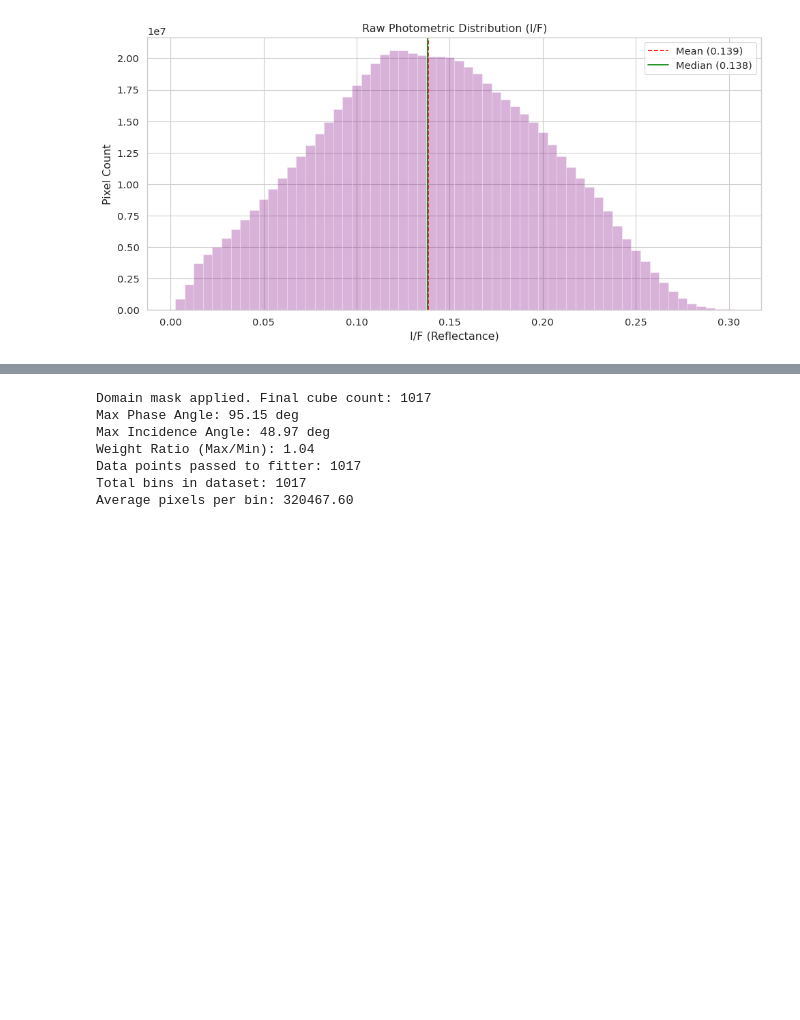
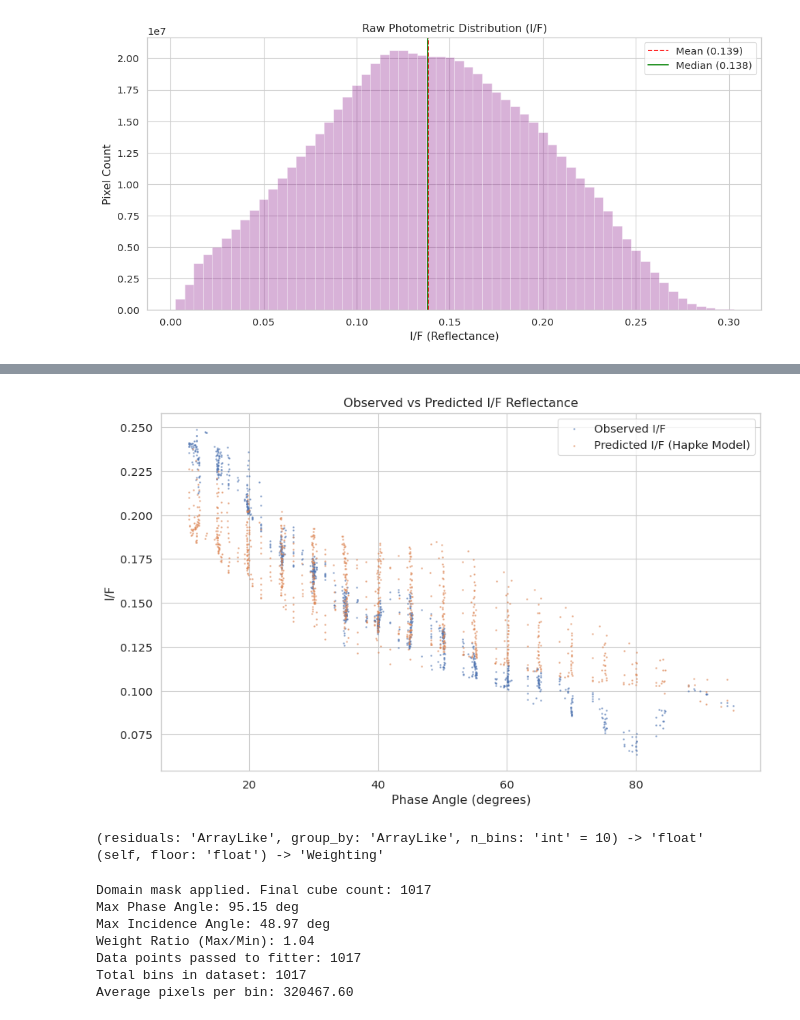
Before and after one commit to kaushikmastro/PhotometryPipeline, a Jupyter notebook: notebooks/Hapke.ipynb, the cells around one changed output, grey strips where cells are left out. Saved outputs shown, nothing was run; the diff lists cells and outputs as text; code cells hidden in the pictures; blank space fills up the shorter version.

Commit message:
reforming the weights

```diff
--- a/notebooks/Hapke.ipynb
+++ b/notebooks/Hapke.ipynb
@@ -482,0 +383,29 @@ df_binned_dsk256_lt50 = pd.read_parquet(parquet_path_binned_survey)
+# %%
+# ---- Floor weighting (pass 2) ----
+# 1. Residuals of the pass-1 statistical fit, in I/F
+r1 = results[("case1", "statistical")]
+m = HapkeModel(enable_shoe=True, enable_roughness=True, fixed_parameters=FIXED)
+m.parameters.update(r1.fitted_parameters)
+resid = obs - m._reflectance_numpy(geom)
+
+# 2. Floor = scatter the model can't explain (absolute I/F)
+floor = Weighting.derive_systematic_floor(
+    residuals=resid,
+    group_by=df["mean_incidence"].to_numpy(),
+    n_bins=10,
+)
+print(f"floor = {floor:.5f} I/F  ({100*floor/np.median(obs):.1f}% of median I/F)")
+
+# 3. Floor weights: 1/sqrt(sigma_stat^2 + floor^2)
+W["floor"] = W["statistical"].with_systematic_floor(floor=floor)
+
+expected = 1 / np.sqrt((std / np.sqrt(n))**2 + floor**2)
+assert np.allclose(W["floor"].values, expected, rtol=1e-6), "floor weights differ from expected"
+v = W["floor"].values
+print(f"floor weights: min {v.min():.1f}  max {v.max():.1f}  ratio {v.max()/v.min():.2f}")
+
+# 4. Refit Case 1 with floor weights
+m = HapkeModel(enable_shoe=True, enable_roughness=True, fixed_parameters=FIXED)
+results[("case1", "floor")] = run_multistart(m, W["floor"], bounds_case1)
+
+display(results_df(results).loc["case1"])
@@ -482,0 +421,16 @@ df_binned_dsk256_lt50 = pd.read_parquet(parquet_path_binned_survey)
+# %%
+predicted_iof = m._reflectance_numpy(geom)
+predicted_iof = np.clip(predicted_iof, 0, None)  # Ensure no negative values
+predicted_iof
+
+plt.figure(figsize=(10, 6))
+plt.scatter(df["mean_phase"], obs, alpha=0.5, s=1, label="Observed I/F")
+plt.scatter(df["mean_phase"], predicted_iof, alpha=0.5, s=1, label="Predicted I/F (Hapke Model)")
+plt.title("Observed vs Predicted I/F Reflectance")
+plt.xlabel("Phase Angle (degrees)")
+plt.ylabel("I/F")
+plt.legend()
+plt.grid(True)
+plt.show()
+# %% [output]
+[figure, added]
@@ -483,3 +443,9 @@ df_binned_dsk256_lt50 = pd.read_parquet(parquet_path_binned_survey)
+# %%
+print(inspect.signature(Weighting.derive_systematic_floor))
+print(inspect.signature(Weighting.with_systematic_floor))
+# %% [output]
+(residuals: 'ArrayLike', group_by: 'ArrayLike', n_bins: 'int' = 10) -> 'float'
+(self, floor: 'float') -> 'Weighting'
 # %%
 ## Geometry Ingestion and weights
 
```
Also changed, not shown: parts of 18 cells of this notebook.
